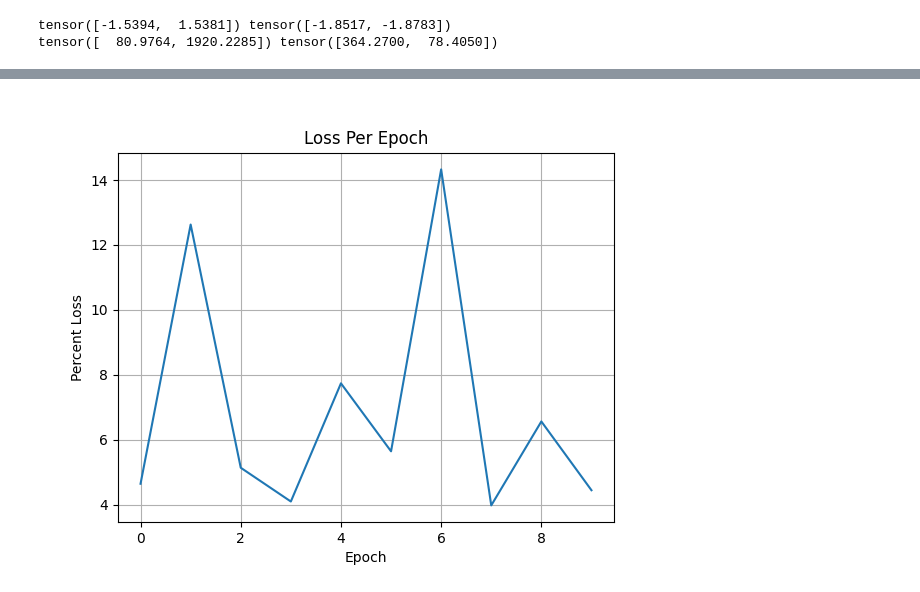
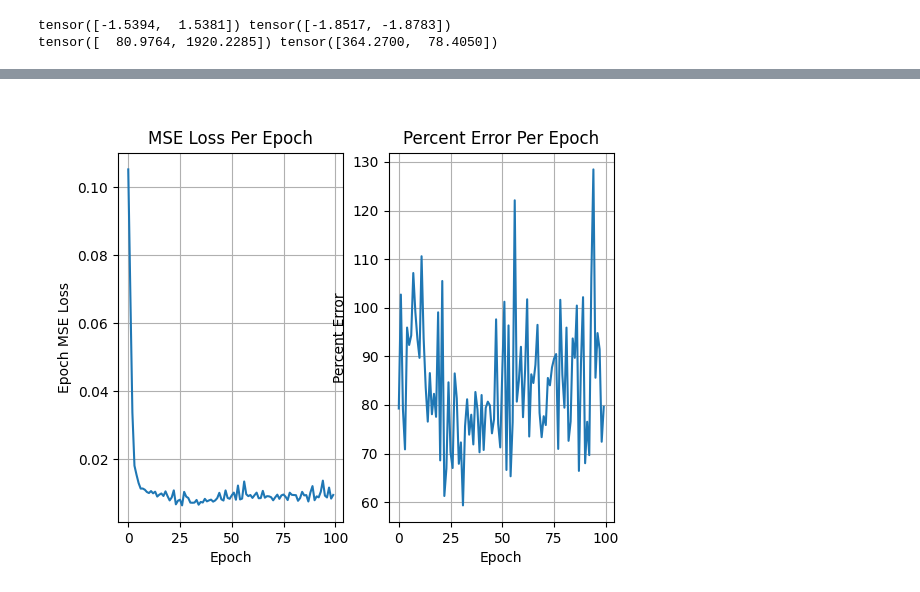
Before and after one commit to JerryCh3n/Bachelor-Thesis, a Jupyter notebook: NN_model.ipynb, the cells around one changed output, grey strips where cells are left out. Drawn from its saved outputs; the diff is of its cells as text; code cells hidden in the pictures.

Commit message:
Neural Network update

```diff
--- a/NN_model.ipynb
+++ b/NN_model.ipynb
@@ -91,20 +79,22 @@ print(inputs*dataset.input_std+dataset.input_mean,
 tensor([-1.5394,  1.5381]) tensor([-1.8517, -1.8783])
 tensor([  80.9764, 1920.2285]) tensor([364.2700,  78.4050])
 # %%
+import torch.nn as nn
+
 # Network model
 class Network(nn.Module):
     def __init__(self, channels=1):  # default grayscale
         super().__init__()
         # self.batch1 = nn.BatchNorm1d(2)
         # BEST 2-6 6-2 2-2
-        self.linear1 = nn.Linear(in_features=2, out_features=6)
-        self.linear2 = nn.Linear(in_features=6, out_features=2)
-        #self.linear3 = nn.Linear(in_features=4, out_features=4)
+        self.linear1 = nn.Linear(in_features=2, out_features=4)
+        self.linear2 = nn.Linear(in_features=4, out_features=6)
+        self.linear3 = nn.Linear(in_features=6, out_features=4)
         #self.linear4 = nn.Linear(in_features=2, out_features=2)
         # self.linear5 = nn.Linear(in_features=2, out_features=2)
         # self.linear6 = nn.Linear(in_features=2, out_features=2)
         # self.linear7 = nn.Linear(in_features=2, out_features=2)
-        self.out = nn.Linear(in_features=2, out_features=2)
+        self.out = nn.Linear(in_features=4, out_features=2)
 
     def forward(self, t):
         # t=self.batch1(t)
@@ -112,8 +102,8 @@ class Network(nn.Module):
         t = torch.relu(t)
         t = self.linear2(t)
         t = torch.relu(t)
-        #t = self.linear3(t)
-        #t = torch.relu(t)
+        t = self.linear3(t)
+        t = torch.relu(t)
         #t = self.linear4(t)
         #t = torch.relu(t)
         # t = torch.tanh(t)
@@ -124,19 +114,21 @@ class Network(nn.Module):
         return t
 # %%
 # Training
-def train(step_size, batch_size=5, shuffle=False, num_epochs=5, plot_loss=False):
+def train(step_size, batch_size=5, shuffle=False, num_epochs=10, plot_loss=False):
     # Loading in data
     dataset = lineDataSet()
     train_size = int(0.8 * len(dataset))
-    test_size = len(dataset) - train_size
+    val_size = int(0.1 * len(dataset))
+    test_size = len(dataset) - train_size - val_size
 
-    train_dataset, val_dataset = torch.utils.data.random_split(
-        dataset, [train_size, test_size])
-    dsets = {'train': train_dataset, 'val': val_dataset}
+    train_dataset, val_dataset, test_dataset = torch.utils.data.random_split(
+        dataset, [train_size, val_size, test_size])
+
+    dsets = {'train': train_dataset, 'val': val_dataset, 'test': test_dataset}
 
     # Data loading - batch_size and shuffle
-    dest_loader = {x: torch.utils.data.DataLoader(
-        dsets[x], batch_size=batch_size, shuffle=shuffle) for x in ['train', 'val']}
+    dset_loader = {x: torch.utils.data.DataLoader(
+        dsets[x], batch_size=batch_size, shuffle=shuffle) for x in ['train', 'val', 'test']}
 
     # Start network
     network = Network()
@@ -148,54 +140,60 @@ def train(step_size, batch_size=5, shuffle=False, num_epochs=5, plot_loss=False)
     print('step_size=', step_size, 'batch_size=',
           batch_size, 'shuffle=', shuffle, '\n')
 
-    optimizer = optim.Adam(network.parameters(), lr=step_size)
+    optimizer = torch.optim.Adam(network.parameters(), lr=step_size)
 
     best_epoch = 0
     best_epoch_loss = np.inf
+    epoch_losses = []
+    epoch_percent_error = []
+    for epoch in range(num_epochs):
 
-    epoch_losses = []
-    for epoch in range(num_epochs):
         avg_epoch_loss = 0
+        avg_epoch_percent_error = 0
+
         for mode in ['train', 'val']:
             if mode == 'train':
                 network.train(True)    # Set model to training mode
             else:
-                network.train(False)    # Set model to Evaluation mode
+                network.train(False)    # Set model to evaluation mode
                 network.eval()
 
-            for input_val, out_val in dest_loader[mode]:
+            for input_val, out_val in dset_loader[mode]:
+
                 if device == "cuda":
                     input_val = input_val.cuda()
                     out_val = out_val.cuda()
 
                 optimizer.zero_grad()    # Zero the gradients of the network weights prior to backprop
+
                 # Forward pass through the network - Shape batch x output
                 preds = network(input_val)
 
                 # Compute the minibatch loss with mean squared error
-                minibatch_loss = F.mse_loss(preds, out_val)
+                minibatch_loss = torch.nn.functional.mse_loss(preds, out_val)
 
                 if mode == 'val':
-                    #error = torch.sqrt(torch.sum((preds-out_val)**2, dim=-1))
-                    #real_val = torch.sqrt(torch.sum(out_val**2, dim=-1))
+                    # Percent error divide
+                    avg_epoch_percent_error += 100*torch.sum(torch.abs((preds-out_val)/out_val))
 
-                    real_val = out_val
+                    # Total epoch loss sum minibatch_loss
+                    avg_epoch_loss += minibatch_loss
 
-                    # Add minibatch loss to the epoch loss
-                    avg_epoch_loss += torch.sum(100*torch.abs((preds-out_val)/real_val))
-                    avg_epoch_loss /= torch.numel(real_val)
-                    #print((error/real_val).shape)
                     # raise Exception("Finished code")
 
-                if mode == 'train':  # only backprop through training loss and not validation loss
+                if mode == 'train':  # only backprop with training set
                     minibatch_loss.backward()
                     optimizer.step()
 
             if mode == 'val':
-                avg_epoch_loss /= len(val_dataset)
+                # Per element percent error, muliply by 2 because 2 outputs per datapoint
+                avg_epoch_percent_error /= 2*val_size
+                epoch_percent_error.append(
+                    avg_epoch_percent_error.cpu().detach().numpy())
+
                 epoch_losses.append(avg_epoch_loss.cpu().detach().numpy())
 
-                print(f"epoch:{epoch}\t avg_val_MSE_error:{avg_epoch_loss}")
+                #print(f"epoch:{epoch}\t avg_val_MSE_error:{avg_epoch_loss}")
                 print("Prediction: {:.2f} {:.2f} Actual: {:.2f} {:.2f}".format(
                     preds[0][0].item(), preds[0][1].item(),
                     out_val[0][0].item(), out_val[0][1].item()))
@@ -208,11 +206,18 @@ def train(step_size, batch_size=5, shuffle=False, num_epochs=5, plot_loss=False)
     print(f"Best epoch {best_epoch}")
 
     if plot_loss:
-        fig, ax = plt.subplots()
-        ax.plot([i for i in range(num_epochs)], epoch_losses)
-        ax.set(xlabel='Epoch', ylabel='Percent Loss',
-               title='Loss Per Epoch')
-        ax.grid()
+        fig, ax = plt.subplots(1, 2)
+        ax[0].plot([i for i in range(num_epochs)], epoch_losses)
+        ax[0].set(xlabel='Epoch', ylabel='Epoch MSE Loss',
+               title='MSE Loss Per Epoch')
+        ax[0].grid()
+
+        ax[1].plot([i for i in range(num_epochs)], epoch_percent_error)
+        ax[1].set(xlabel='Epoch', ylabel='Percent Error',
+               title='Percent Error Per Epoch')
+        ax[1].grid()
+
+        #plt.savefig("Epoch Loss.png", dpi=300)
         plt.show()
 
     return network
@@ -226,7 +231,7 @@ shuffle_list = [True, False]
 # for param in product(lr_list, batch_size_list, shuffle_list):
 
 
-best_network = train(0.01, shuffle=True, num_epochs=10, plot_loss=True)
+best_network = train(0.01, shuffle=True, num_epochs=100, plot_loss=True)
 # %% [output]
 Using CUDA
 step_size= 0.01 batch_size= 5 shuffle= True
@@ -248,4 +253,4 @@ Best epoch 7
-[figure, old version]
+[figure, new version]
 # %%
 dataset = lineDataSet()
 
```
Also changed, not shown: parts of 4 cells of this notebook, 1 other file.
